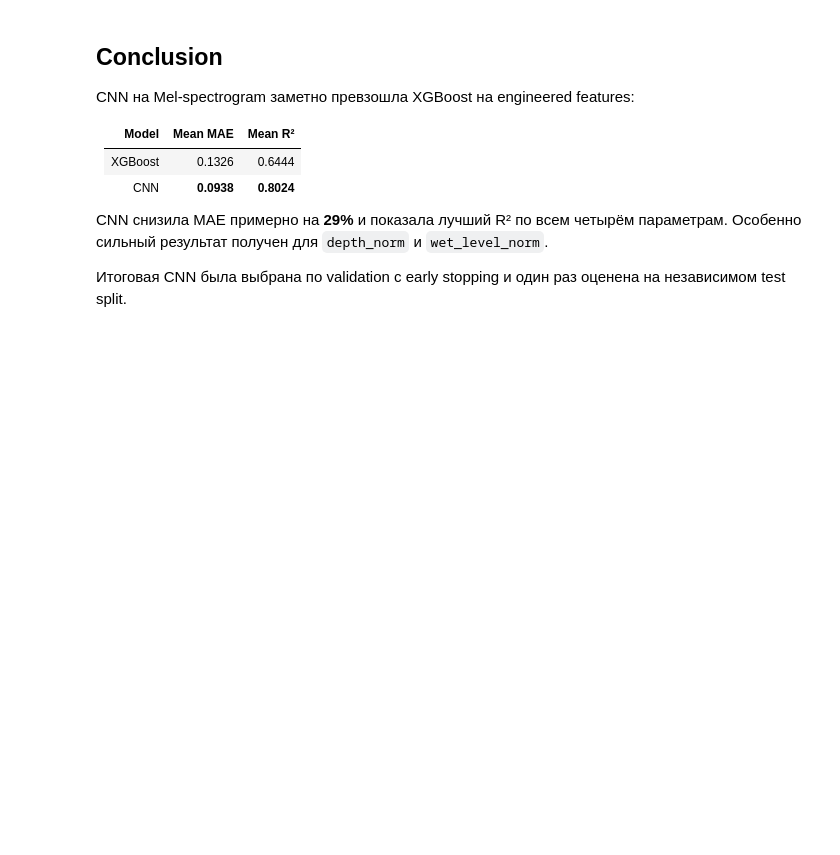
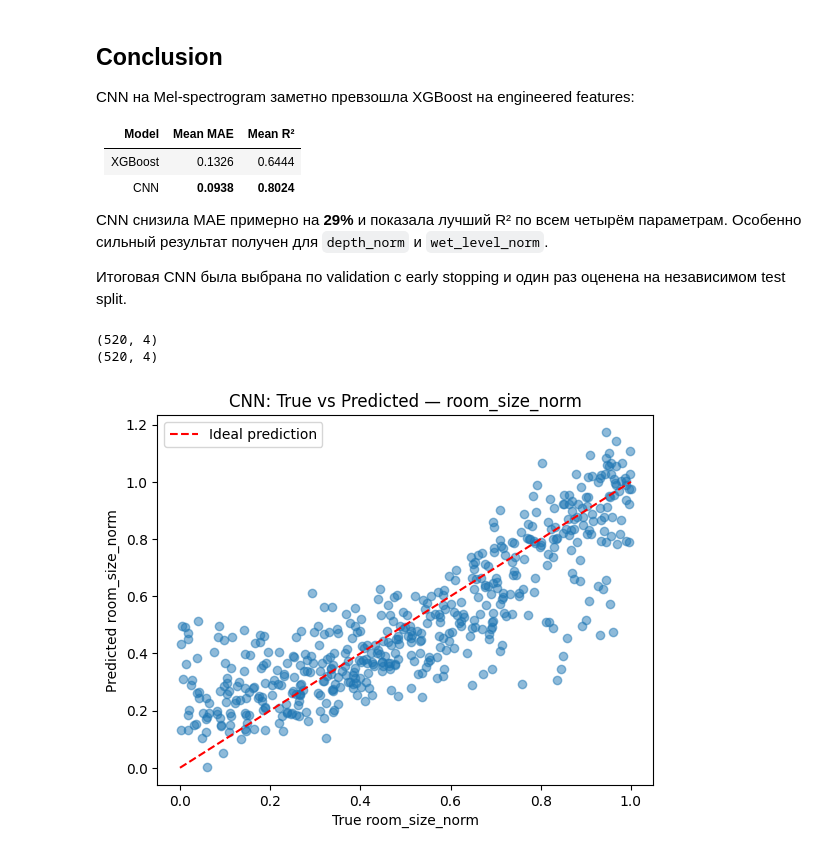
Before and after one commit to sevavargin/Guitar-ML, a Jupyter notebook: notebooks/6_comparison.ipynb, the cells around one changed output. Cells and saved outputs as stored; diff of their text form; code cells hidden in the pictures; blank space fills up the shorter version.

```diff
--- a/notebooks/6_comparison.ipynb
+++ b/notebooks/6_comparison.ipynb
@@ -222,3 +223,47 @@ CNN на Mel-spectrogram заметно превзошла XGBoost на engineer
 CNN снизила MAE примерно на **29%** и показала лучший R² по всем четырём параметрам. Особенно сильный результат получен для `depth_norm` и `wet_level_norm`.
 
 Итоговая CNN была выбрана по validation с early stopping и один раз оценена на независимом test split.
+# %%
+base_path = Path("..")
+
+data_path = (
+    base_path
+    / "reports"
+    / "predictions"
+    / "cnn_test_predictions.npz"
+)
+
+data = np.load(data_path)
+
+test_preds = data["preds"]
+test_targets = data["targets"]
+
+print(test_preds.shape)
+print(test_targets.shape)
+# %% [output]
+(520, 4)
+(520, 4)
+# %%
+target_idx = 0
+
+y_true = test_targets[:, target_idx]
+y_pred = test_preds[:, target_idx]
+
+plt.scatter(y_true, y_pred, alpha=0.5)
+
+plt.xlabel("True room_size_norm")
+plt.ylabel("Predicted room_size_norm")
+plt.title("CNN: True vs Predicted — room_size_norm")
+
+plt.plot(
+    [0, 1],
+    [0, 1],
+    color="Red",
+    linestyle="--",
+    label="Ideal prediction"
+)
+
+plt.legend()
+plt.show()
+# %% [output]
+[figure, added]
```
Also changed, not shown: parts of 9 cells of this notebook, 5 other files.
